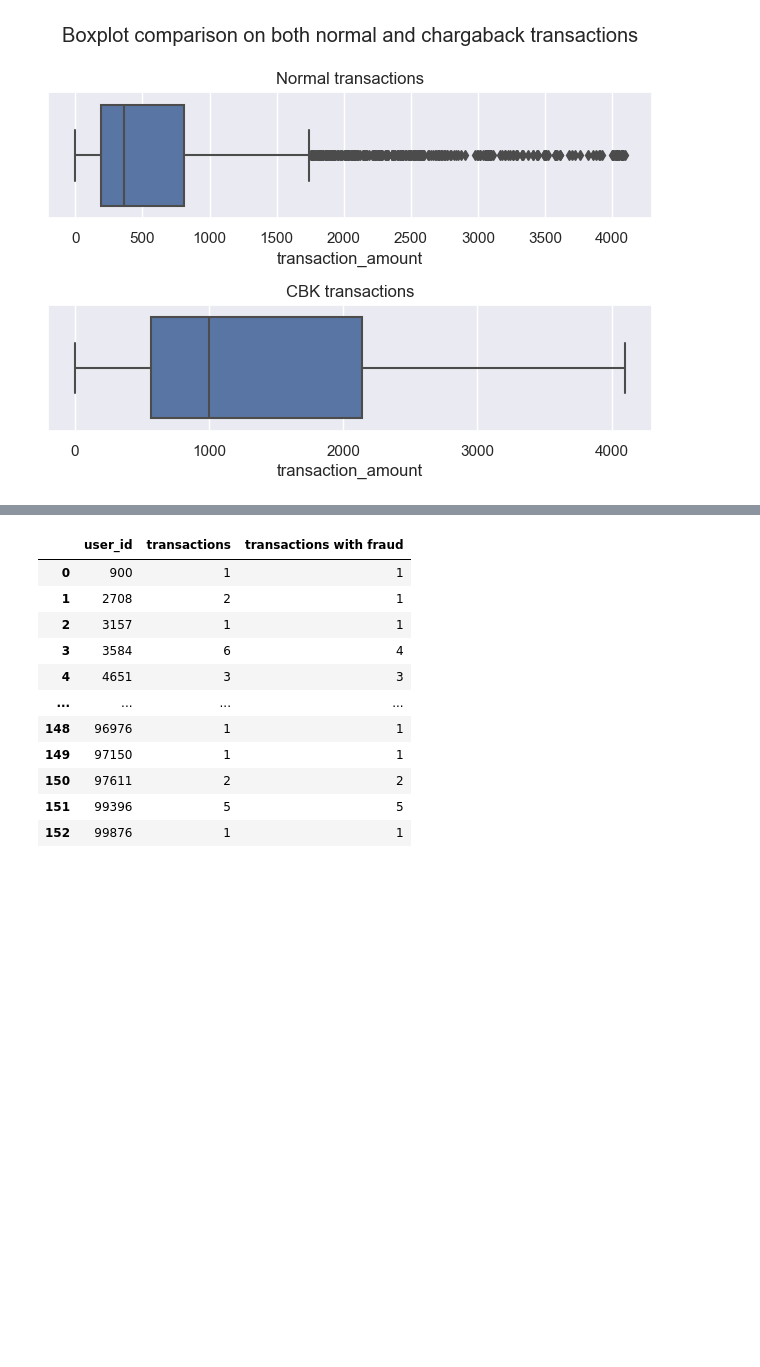
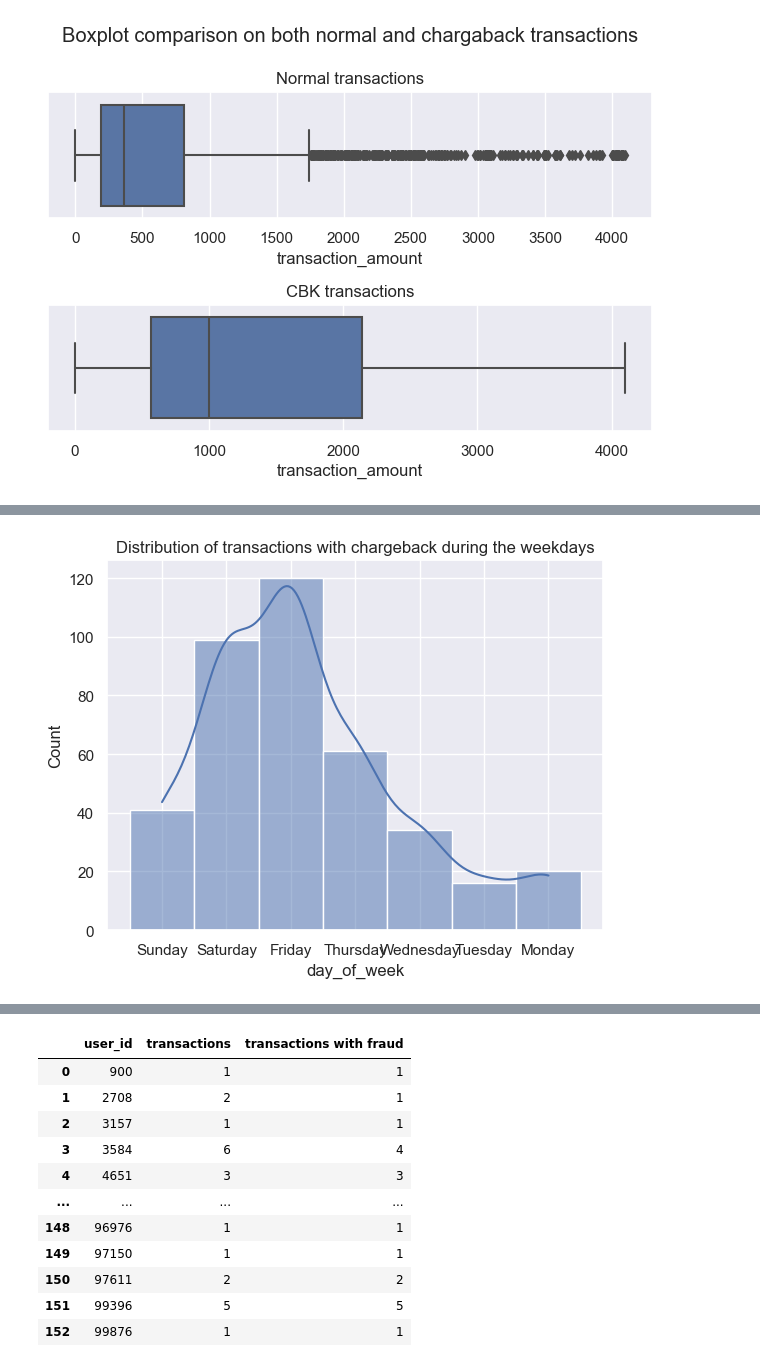
Before and after one commit to rehpires/Risk-analyst-case, a Jupyter notebook: Transactional data.ipynb, the cells around one changed output, grey strips where cells are left out. Saved outputs shown, nothing was run; the diff lists cells and outputs as text; code cells hidden in the pictures; blank space fills up the shorter version.

```diff
--- a/Transactional data.ipynb
+++ b/Transactional data.ipynb
@@ -73,3 +73,9 @@ sns.boxplot(data = df_cbk, x="transaction_amount", ax=ax[1]).set_title("CBK tran
 plt.tight_layout()
 # %% [output]
 [figure]
+# %%
+# Create new column "day of the week"
+df['day_of_week'] = df['transaction_date'].dt.day_name()
+
+# Check how many transaction_id occur each day where has_cbk = 1
+df[df['has_cbk'] == 1].groupby('day_of_week').transaction_id.nunique()
@@ -75,0 +92,4 @@ plt.tight_layout()
+# %%
+ax = sns.histplot(df.loc[df["has_cbk"] == 1].day_of_week,kde=True).set_title("Distribution of transactions with chargeback during the weekdays")
+# %% [output]
+[figure, added]
```
Also changed, not shown: parts of 7 cells of this notebook.
